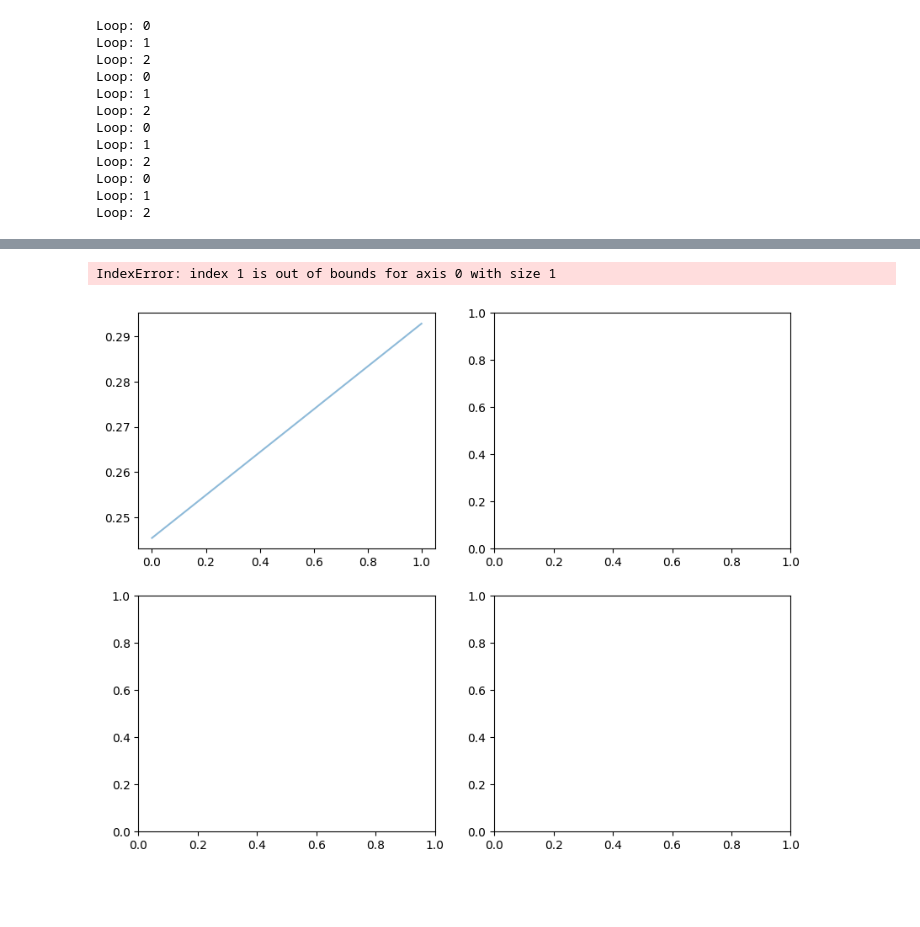
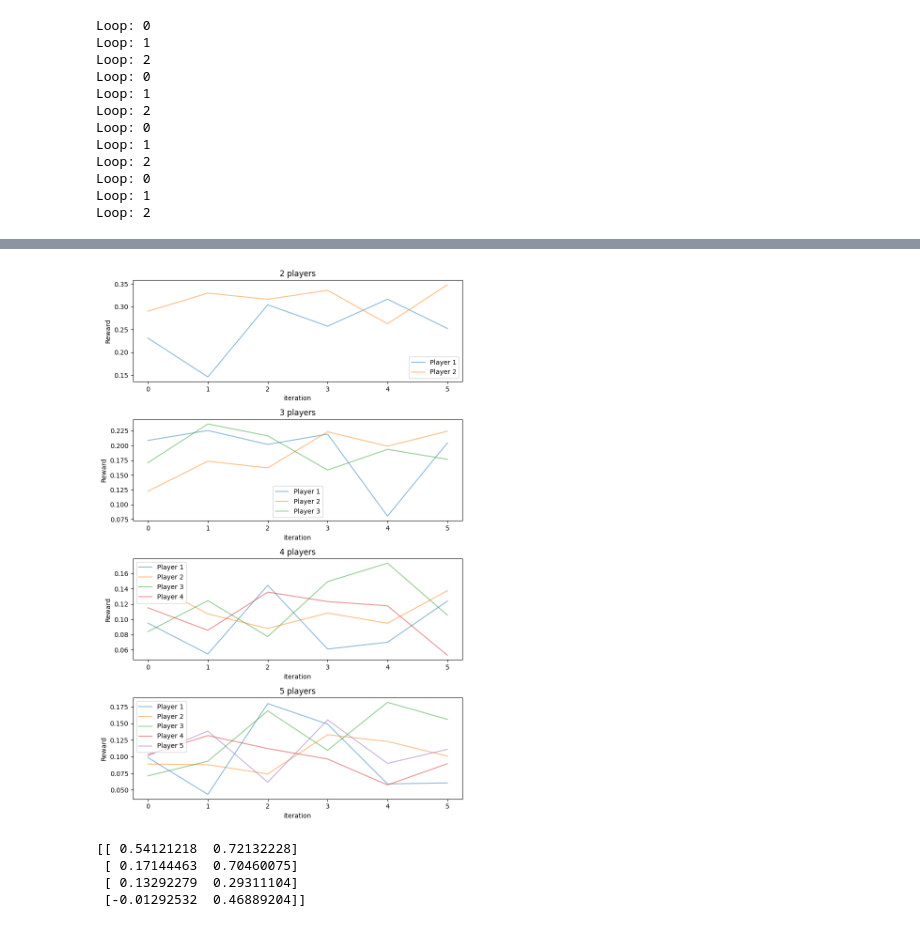
Before and after one commit to Suzie14/RLandPricing, a Jupyter notebook: loop_multi.ipynb, the cells around one changed output, grey strips where cells are left out. Cells and saved outputs as stored; diff of their text form; code cells hidden in the pictures; blank space fills up the shorter version.

Commit message:
Graph montrant la décroissance de la collusion en fct du nb de joueur

```diff
--- a/loop_multi.ipynb
+++ b/loop_multi.ipynb
@@ -44,7 +45,7 @@ for nb_players in [2, 3, 4, 5]:
             agent.s_ind = s_ind
 
         # Phase itérative
-        for t in range(3):
+        for t in range(6):
             # Actions et état t+1
             for agent in agents:
                 agent.a_ind = agent.get_next_action()
@@ -89,33 +110,60 @@ Loop: 2
 # %%
-# Créer une figure et des sous-graphiques (2 lignes, 2 colonnes)
-num_players = 5
-fig, axes = plt.subplots(nrows=2, ncols=2, figsize=(10, 8))
+import matplotlib.pyplot as plt
+import numpy as np
 
-# Liste des noms de joueurs pour la légende
-player_labels = [f'Player {i+1}' for i in range(num_players)]
 
-# Boucle pour itérer à travers les sous-graphiques
-for i, ax in enumerate(axes.flat):
+num_graphs = len(aggregated_agents)
+
+# Créer une figure avec autant de sous-graphiques que de périodes
+fig, axes = plt.subplots(nrows=num_graphs, figsize=(8, 12))
+
+# Boucle pour itérer à travers les périodes et les sous-graphiques
+for graphs in range(num_graphs):
+    ax = axes[graphs]
+    num_players = len(aggregated_agents[graphs][0])
     # Tracer les courbes pour chaque joueur dans le sous-graphique
     for player in range(num_players):
-        ax.plot(aggregated_agents[i][player], alpha=0.5, label=player_labels[player])
+        ax.plot(aggregated_agents[graphs][:, player], alpha=0.5, label=f'Player {player+1}')
 
-    # Titre du sous-graphique avec le numéro de sous-graphique
-    ax.set_title(f'Subplot {i+1}')
+    # Titre du sous-graphique avec la période correspondante
+    ax.set_title(f'{graphs+2} players')
+
+    # Ajouter une légende pour chaque sous-graphique
+    ax.legend()
 
     # Nommer les axes du sous-graphique
-    ax.set_xlabel('Number of iterations')
-    ax.set_ylabel('Reward (3-sample average)')
-
-# Ajouter une légende commune pour tous les sous-graphiques
-lines, labels = ax.get_legend_handles_labels()
-fig.legend(lines, labels, loc='upper right', bbox_to_anchor=(1, 0.15))
+    ax.set_xlabel('iteration')
+    ax.set_ylabel('Reward')
 
 # Ajuster l'espacement entre les sous-graphiques
 plt.tight_layout()
 
 # Afficher la figure
 plt.show()
 # %% [output]
-IndexError: index 1 is out of bounds for axis 0 with size 1
-[figure, old version]
+[figure, new version]
+# %%
+nb_players = 5
+RN = []
+RC = []
+for i in range (2,nb_players+1):
+    prices = res.PriceOptimizer(nb_players=i)
+    collusion_profit, collusion_prices = prices.CollusionPrice()
+    nash_profit, nash_prices = prices.NashPrice()
+    RN.append(nash_profit)
+    RC.append(collusion_profit)
+
+Rmean = np.zeros((len(aggregated_agents), 2))
+DRmean = np.zeros((len(aggregated_agents), 2))
+
+for i in range (len(aggregated_agents)):
+    for j in range (2):
+        Rmean[i][j] = aggregated_agents[i][-2:,j].mean()
+        DRmean[i][j] = (Rmean[i][j] - RN[i])/(RC[i] - RN[i])
+
+print(DRmean)
+# %% [output]
+[[ 0.54121218  0.72132228]
+ [ 0.17144463  0.70460075]
+ [ 0.13292279  0.29311104]
+ [-0.01292532  0.46889204]]
```
Also changed, not shown: parts of 3 cells of this notebook, 1 other file.
